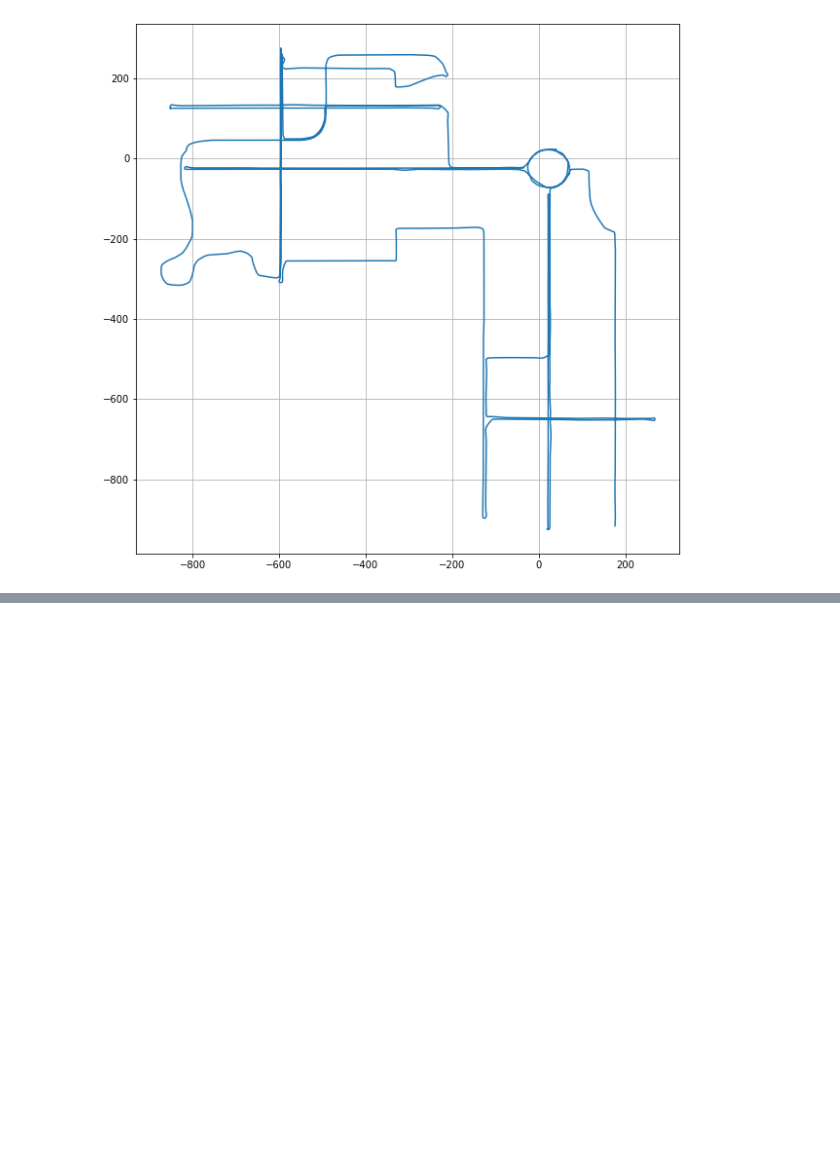
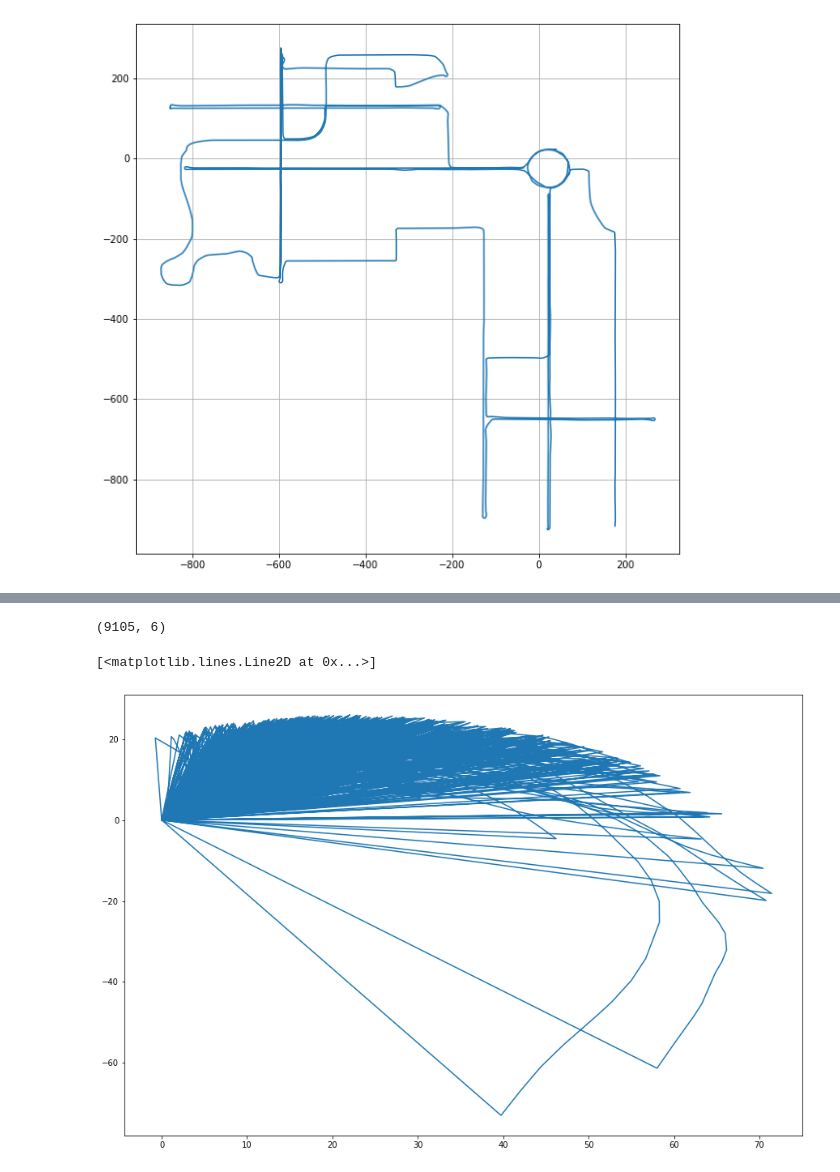
Before and after one commit to sanketh1691/Don-t-Crash, a Jupyter notebook: DQN Reward.ipynb, the cells around one changed output, grey strips where cells are left out. Saved outputs shown, nothing was run; the diff lists cells and outputs as text; code cells hidden in the pictures; blank space fills up the shorter version.

```diff
--- a/DQN Reward.ipynb
+++ b/DQN Reward.ipynb
@@ -78,0 +110,9 @@ ax.grid()
+# %%
+print(dqn_df2.shape)
+plt.figure(figsize = (15,10))
+#plt.plot(dqn_df.reward)
+plt.plot(dqn_df2.x,dqn_df2.y)
+# %% [output]
+(9105, 6)
+[<matplotlib.lines.Line2D at 0x...>]
+[figure, added]
```
Also changed, not shown: parts of 15 cells of this notebook, 6 other files.
